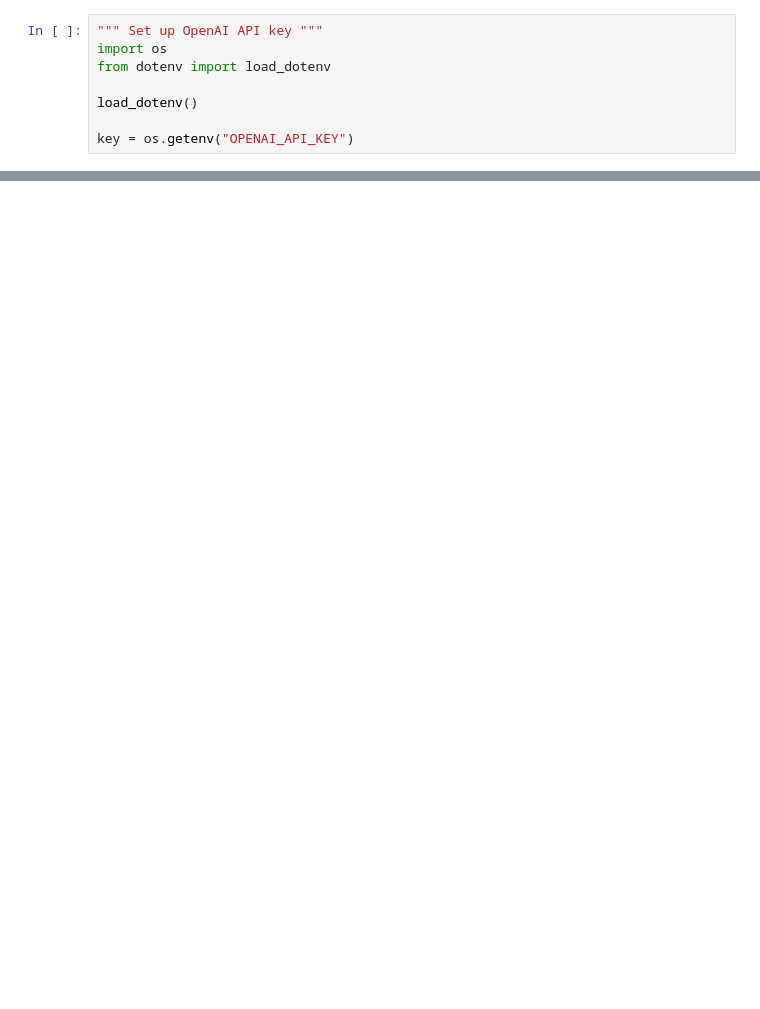
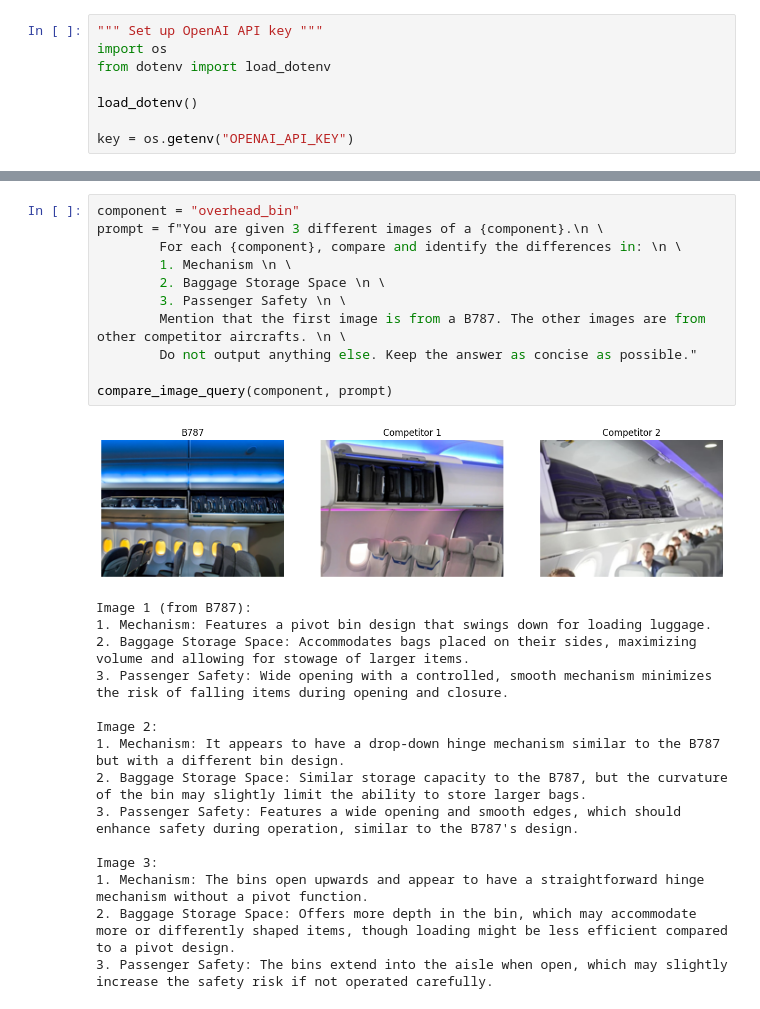
Before and after one commit to hunchongtan/Hoverfly_SUTD, a Jupyter notebook: chap6.ipynb, the cells around one changed output, grey strips where cells are left out. Cells and saved outputs as stored; diff of their text form; blank space fills up the shorter version.

```diff
--- a/chap6.ipynb
+++ b/chap6.ipynb
@@ -230,0 +175,27 @@ Output:
+# %%
+component = "overhead_bin"
+prompt = f"You are given 3 different images of a {component}.\n \
+        For each {component}, compare and identify the differences in: \n \
+        1. Mechanism \n \
+        2. Baggage Storage Space \n \
+        3. Passenger Safety \n \
+        Mention that the first image is from a B787. The other images are from other competitor aircrafts. \n \
+        Do not output anything else. Keep the answer as concise as possible."
+
+compare_image_query(component, prompt)
+# %% [output]
+[figure, added]
+Image 1 (from B787):
+1. Mechanism: Features a pivot bin design that swings down for loading luggage.
+2. Baggage Storage Space: Accommodates bags placed on their sides, maximizing volume and allowing for stowage of larger items.
+3. Passenger Safety: Wide opening with a controlled, smooth mechanism minimizes the risk of falling items during opening and closure.
+
+Image 2:
+1. Mechanism: It appears to have a drop-down hinge mechanism similar to the B787 but with a different bin design.
+2. Baggage Storage Space: Similar storage capacity to the B787, but the curvature of the bin may slightly limit the ability to store larger bags.
+3. Passenger Safety: Features a wide opening and smooth edges, which should enhance safety during operation, similar to the B787's design.
+
+Image 3:
+1. Mechanism: The bins open upwards and appear to have a straightforward hinge mechanism without a pivot function.
+2. Baggage Storage Space: Offers more depth in the bin, which may accommodate more or differently shaped items, though loading might be less efficient compared to a pivot design.
+3. Passenger Safety: The bins extend into the aisle when open, which may slightly increase the safety risk if not operated carefully.
```
Also changed, not shown: parts of 14 cells of this notebook, 40 other files.
